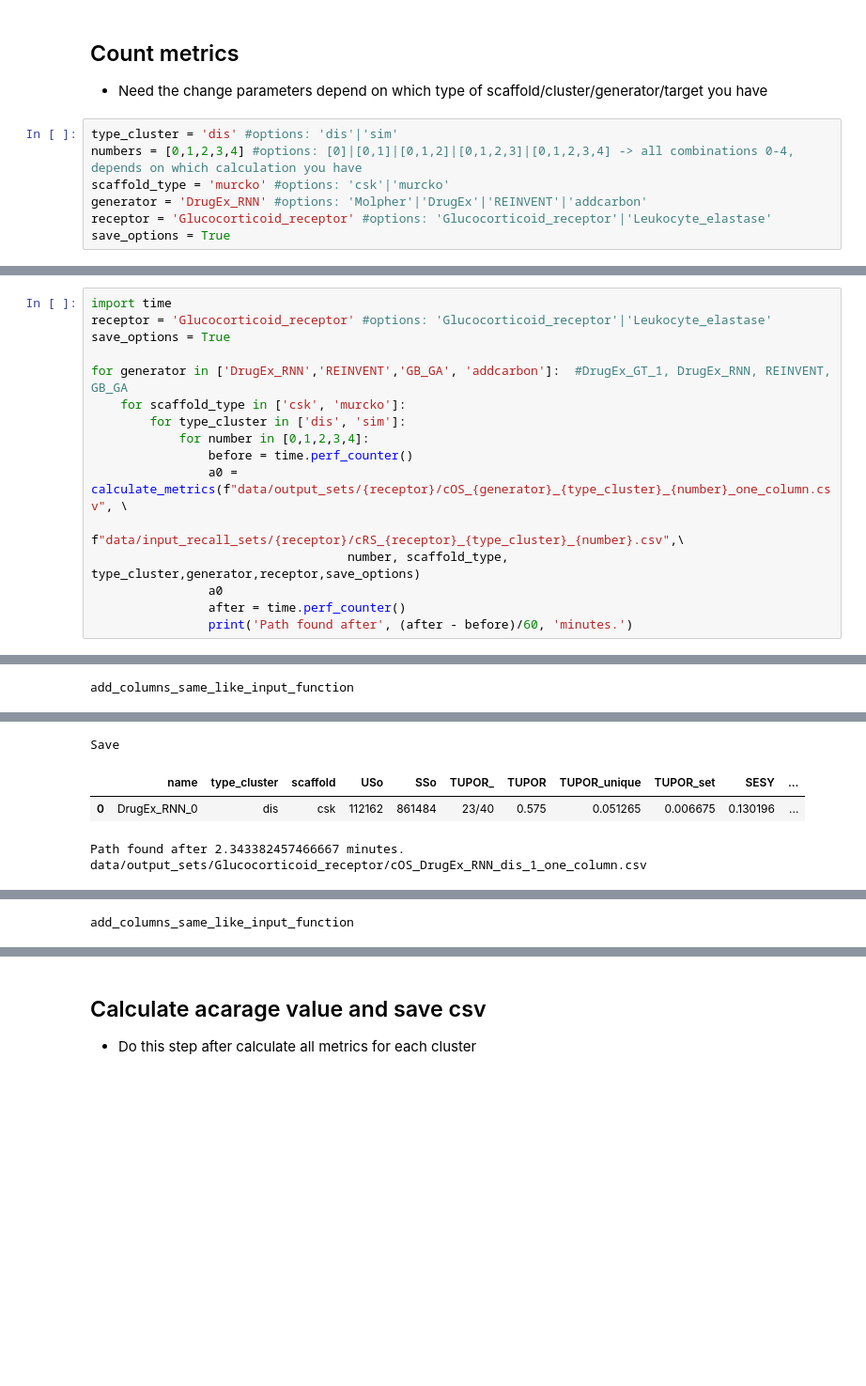
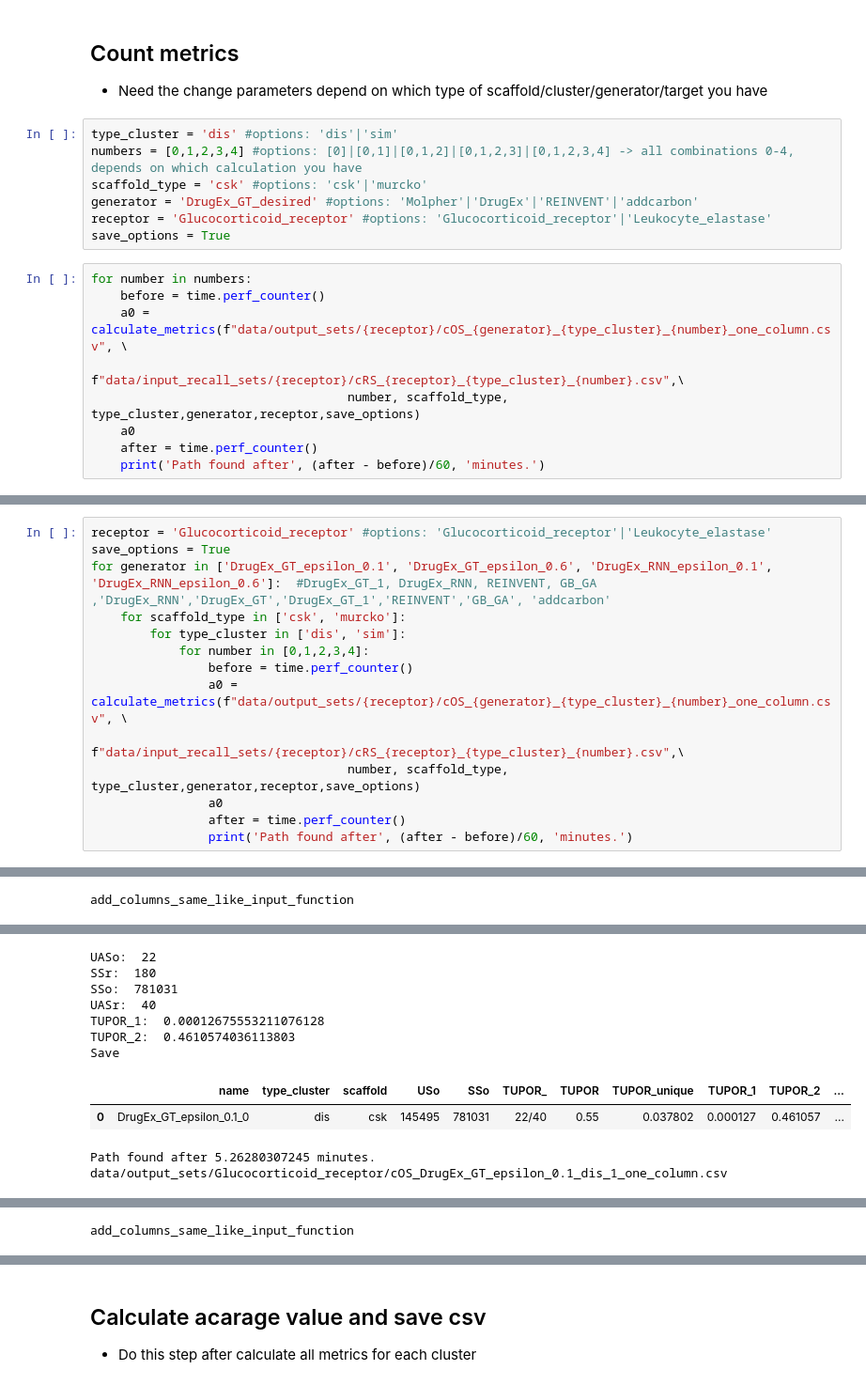
Before and after one commit to filvaleriia/scaffold-based-metrics, a Jupyter notebook: calculate_the_metrics.ipynb, the cells around one changed output, grey strips where cells are left out. Shown at 94% size. Saved outputs shown, nothing was run; the diff lists cells and outputs as text; blank space fills up the shorter version.

```diff
--- a/calculate_the_metrics.ipynb
+++ b/calculate_the_metrics.ipynb
@@ -34,7 +33,16 @@ def calculate_metrics(output_set, recall_set, number, scaffold_type, type_cluste
 # %%
 type_cluster = 'dis' #options: 'dis'|'sim'
 numbers = [0,1,2,3,4] #options: [0]|[0,1]|[0,1,2]|[0,1,2,3]|[0,1,2,3,4] -> all combinations 0-4, depends on which calculation you have
-scaffold_type = 'murcko' #options: 'csk'|'murcko'
-generator = 'DrugEx_RNN' #options: 'Molpher'|'DrugEx'|'REINVENT'|'addcarbon'
+scaffold_type = 'csk' #options: 'csk'|'murcko'
+generator = 'DrugEx_GT_desired' #options: 'Molpher'|'DrugEx'|'REINVENT'|'addcarbon'
 receptor = 'Glucocorticoid_receptor' #options: 'Glucocorticoid_receptor'|'Leukocyte_elastase'
 save_options = True
+# %%
+for number in numbers:
+    before = time.perf_counter()
+    a0 = calculate_metrics(f"data/output_sets/{receptor}/cOS_{generator}_{type_cluster}_{number}_one_column.csv", \
+                                                                f"data/input_recall_sets/{receptor}/cRS_{receptor}_{type_cluster}_{number}.csv",\
+                                   number, scaffold_type, type_cluster,generator,receptor,save_options)
+    a0
+    after = time.perf_counter()
+    print('Path found after', (after - before)/60, 'minutes.')
@@ -41,9 +142,7 @@ save_options = True
 # %%
-import time
 receptor = 'Glucocorticoid_receptor' #options: 'Glucocorticoid_receptor'|'Leukocyte_elastase'
 save_options = True
-
-for generator in ['DrugEx_RNN','REINVENT','GB_GA', 'addcarbon']:  #DrugEx_GT_1, DrugEx_RNN, REINVENT, GB_GA
+for generator in ['DrugEx_GT_epsilon_0.1', 'DrugEx_GT_epsilon_0.6', 'DrugEx_RNN_epsilon_0.1', 'DrugEx_RNN_epsilon_0.6']:  #DrugEx_GT_1, DrugEx_RNN, REINVENT, GB_GA  ,'DrugEx_RNN','DrugEx_GT','DrugEx_GT_1','REINVENT','GB_GA', 'addcarbon'
     for scaffold_type in ['csk', 'murcko']:
         for type_cluster in ['dis', 'sim']:
             for number in [0,1,2,3,4]:
@@ -90,9 +177,15 @@ See the caveats in the documentation: https://pandas.pydata.org/pandas-docs/stab
 A value is trying to be set on a copy of a slice from a DataFrame
 
 See the caveats in the documentation: https://pandas.pydata.org/pandas-docs/stable/user_guide/indexing.html#returning-a-view-versus-a-copy
   df[1][x] = [df_generated[0].value_counts()[y] if y in df_generated[0].unique() else 0][0]
+UASo:  22
+SSr:  180
+SSo:  781031
+UASr:  40
+TUPOR_1:  0.00012675553211076128
+TUPOR_2:  0.4610574036113803
 Save
-|  | name | type_cluster | scaffold | USo | SSo | TUPOR_ | TUPOR | TUPOR_unique | TUPOR_set | SESY | ... |
-| 0 | DrugEx_RNN_0 | dis | csk | 112162 | 861484 | 23/40 | 0.575 | 0.051265 | 0.006675 | 0.130196 | ... |
+|  | name | type_cluster | scaffold | USo | SSo | TUPOR_ | TUPOR | TUPOR_unique | TUPOR_1 | TUPOR_2 | ... |
+| 0 | DrugEx_GT_epsilon_0.1_0 | dis | csk | 145495 | 781031 | 22/40 | 0.55 | 0.037802 | 0.000127 | 0.461057 | ... |
-Path found after 2.343382457466667 minutes.
-data/output_sets/Glucocorticoid_receptor/cOS_DrugEx_RNN_dis_1_one_column.csv
+Path found after 5.26280307245 minutes.
+data/output_sets/Glucocorticoid_receptor/cOS_DrugEx_GT_epsilon_0.1_dis_1_one_column.csv
```
Also changed, not shown: parts of 16 cells of this notebook, 13 other files.
